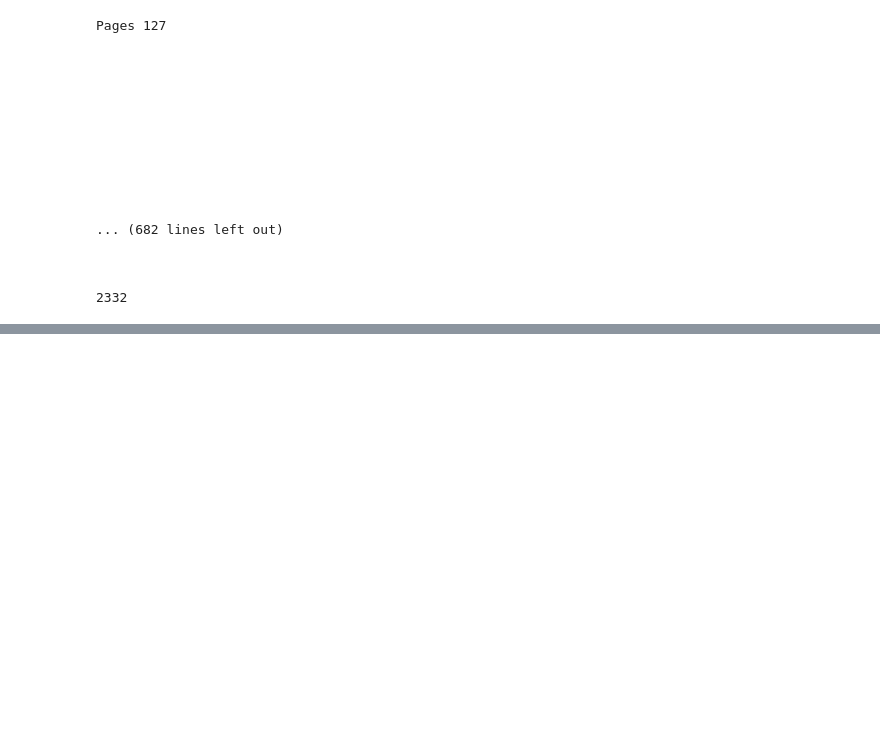
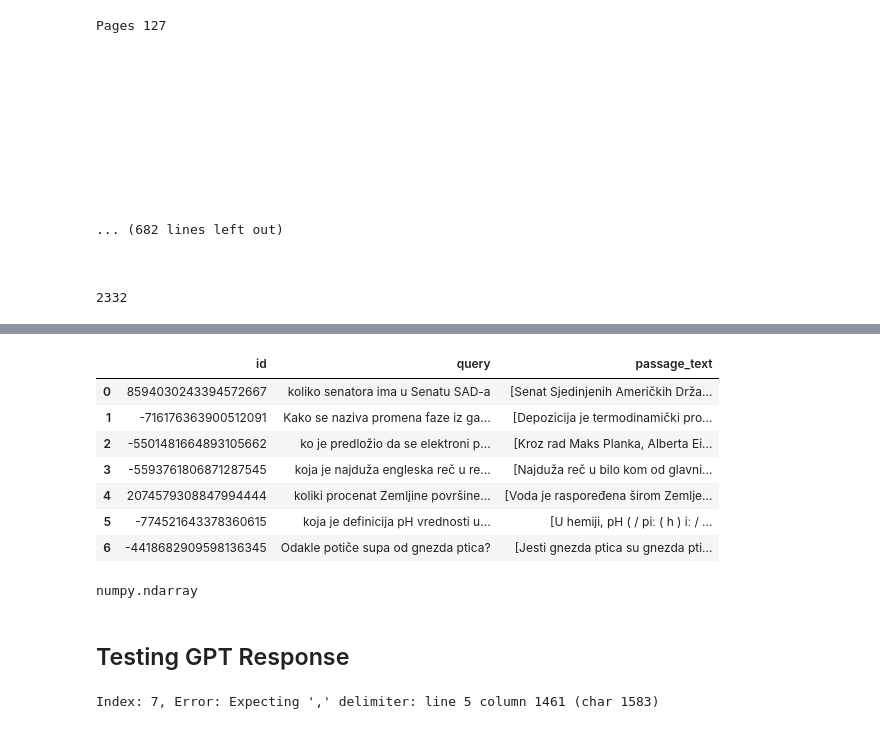
Before and after one commit to smartcat-labs/SRBedding, a Jupyter notebook: translation_pipeline/something.ipynb, the cells around one changed output, grey strips where cells are left out. Saved outputs shown, nothing was run; the diff lists cells and outputs as text; code cells hidden in the pictures; blank space fills up the shorter version.

```diff
--- a/translation_pipeline/something.ipynb
+++ b/translation_pipeline/something.ipynb
@@ -276,0 +384,20 @@ Pages 127
+# %%
+loaded_table = pq.read_table('datasets/naquestions.parquet')
+df_natural_language = loaded_table.to_pandas()
+# %%
+df_natural_language
+# %% [output]
+|  | id | query | passage_text |
+| 0 | 8594030243394572667 | koliko senatora ima u Senatu SAD-a | [Senat Sjedinjenih Američkih Drža... |
+| 1 | -716176363900512091 | Kako se naziva promena faze iz ga... | [Depozicija je termodinamički pro... |
+| 2 | -5501481664893105662 | ko je predložio da se elektroni p... | [Kroz rad Maks Planka, Alberta Ei... |
+| 3 | -5593761806871287545 | koja je najduža engleska reč u re... | [Najduža reč u bilo kom od glavni... |
+| 4 | 2074579308847994444 | koliki procenat Zemljine površine... | [Voda je raspoređena širom Zemlje... |
+| 5 | -774521643378360615 | koja je definicija pH vrednosti u... | [U hemiji, pH ( / piː ( h ) iː / ... |
+| 6 | -4418682909598136345 | Odakle potiče supa od gnezda ptica? | [Jesti gnezda ptica su gnezda pti... |
+# %%
+type(df['passage_text'][0])
+# %% [output]
+numpy.ndarray
+# %% [markdown]
+## Testing GPT Response
@@ -276,0 +407,15 @@ Pages 127
+# %%
+responses = []
+with open(response_path, "r", encoding="utf-8") as file:
+    for i, line in enumerate(file):
+        data = json.loads(line)
+        request = data[0]
+        response = data[1]['choices'][0]['message']['content']
+        try:
+            response_json = json.loads(response)
+            responses.append(response_json)
+        except json.JSONDecodeError as e:
+            error_data = response
+            print(f"Index: {i}, Error: {e}")
+# %% [output]
+Index: 7, Error: Expecting ',' delimiter: line 5 column 1461 (char 1583)
```
Also changed, not shown: parts of 10 cells of this notebook, 3 other files.
